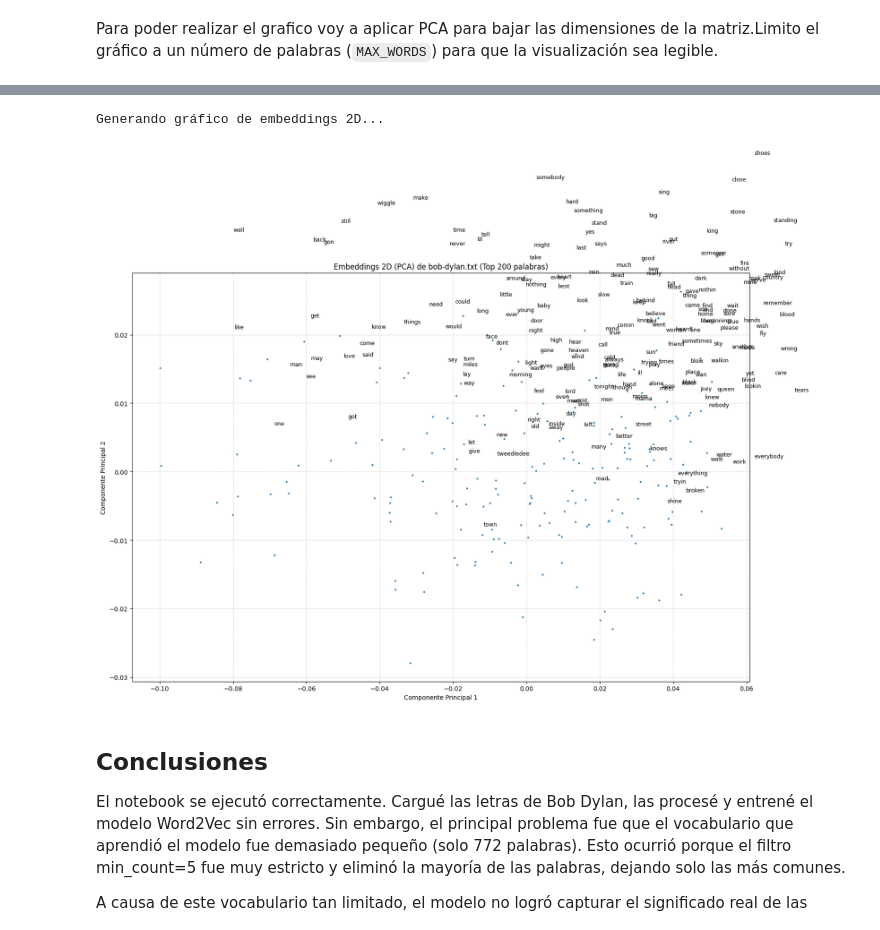
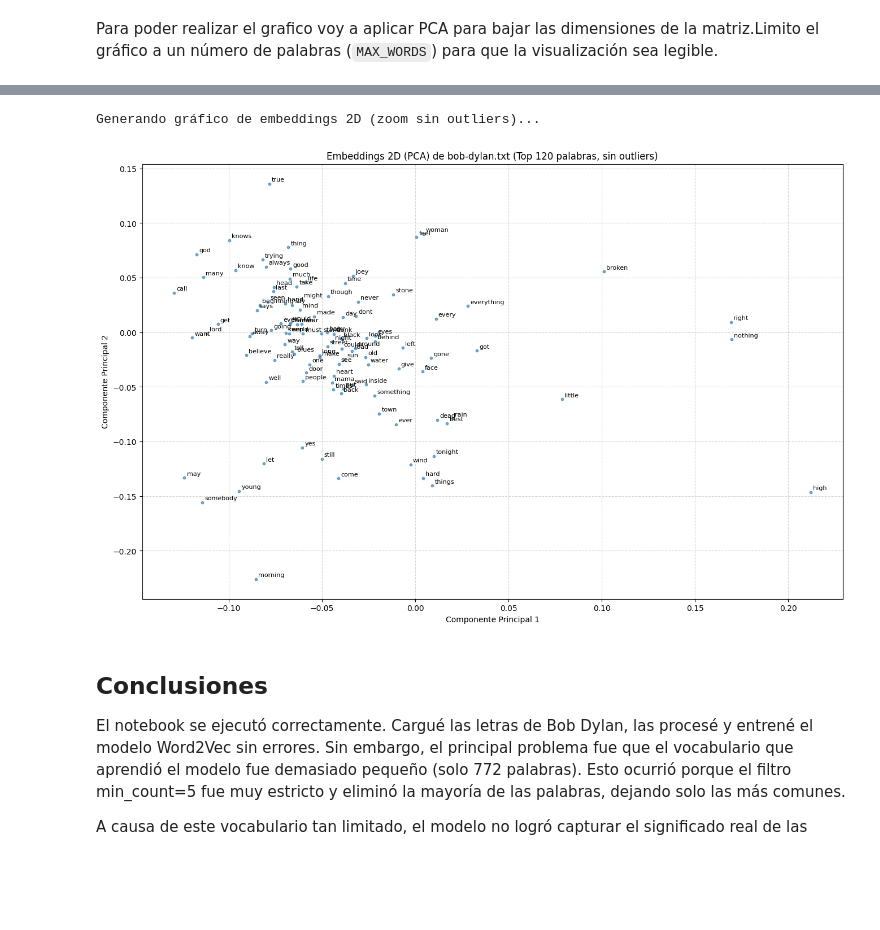
Before and after one commit to nicodacruz/procesamiento_lenguaje_natural, a Jupyter notebook: clase_2/ejercicios/Desafio_2_Rodrigues_da_Cruz.ipynb, the cells around one changed output, grey strips where cells are left out. Saved outputs shown, nothing was run; the diff lists cells and outputs as text; code cells hidden in the pictures; blank space fills up the shorter version.

```diff
--- a/clase_2/ejercicios/Desafio_2_Rodrigues_da_Cruz.ipynb
+++ b/clase_2/ejercicios/Desafio_2_Rodrigues_da_Cruz.ipynb
@@ -139,16 +185,17 @@ cores = multiprocessing.cpu_count()
 
 w2v_model = Word2Vec(
     sentences=corpus,
-    vector_size=100,
-    window=5,
-    min_count=5,
-    workers=cores - 1
+    vector_size=VECTOR_SIZE,
+    window=WINDOW,
+    min_count=MIN_COUNT,
+    workers=cores - 1,
+    epochs=EPOCHS
 )
 
 print("Modelo entrenado.")
 
 vocab = list(w2v_model.wv.index_to_key)
-print(f"Tamaño del vocabulario (palabras con min_count >= 5): {len(vocab)}")
+print(f"Tamaño del vocabulario (palabras con min_count >= {MIN_COUNT}): {len(vocab)}")
 # %% [output]
 Entrenando modelo Word2Vec...
 Modelo entrenado.
@@ -204,7 +251,7 @@ En ['road', 'wind', 'highway', 'sky'], la palabra que no encaja es: highway
 # %% [markdown]
 Para poder realizar el grafico voy a aplicar PCA para bajar las dimensiones de la matriz.Limito el gráfico a un número de palabras (`MAX_WORDS`) para que la visualización sea legible.
 # %%
-MAX_WORDS = 200
+MAX_WORDS = 120
 
 palabras_a_graficar = vocab[:MAX_WORDS]
 vectores_a_graficar = w2v_model.wv[palabras_a_graficar]
@@ -214,14 +261,13 @@ vectores_2d = pca.fit_transform(vectores_a_graficar)
 
 df_plot = pd.DataFrame(
     {
-        'pca1': vectores_2d[:, 0],
-        'pca2': vectores_2d[:, 1],
-        'palabra': palabras_a_graficar
+        "pca1": vectores_2d[:, 0],
+        "pca2": vectores_2d[:, 1],
+        "palabra": palabras_a_graficar,
     }
 )
 
 print("Reducción de dimensionalidad completada.")
-print("DataFrame listo para graficar:")
 print(df_plot.head())
 # %% [output]
 Reducción de dimensionalidad completada.
@@ -235,25 +317,28 @@ DataFrame listo para graficar:
 # %%
-print("Generando gráfico de embeddings 2D...")
+print("Generando gráfico de embeddings 2D (zoom sin outliers)...")
 
-plt.figure(figsize=(18, 12))
-sns.scatterplot(data=df_plot, x='pca1', y='pca2', s=10)
+plt.figure(figsize=(16, 10))
 
-for i in range(df_plot.shape[0]):
-    plt.text(
-        x=df_plot.pca1[i] + 0.02,
-        y=df_plot.pca2[i] + 0.02,
-        s=df_plot.palabra[i],
-        fontdict=dict(color='black', size=9)
+plt.scatter(df_plot_zoom["pca1"], df_plot_zoom["pca2"], s=10, alpha=0.6)
+
+for _, row in df_plot_zoom.iterrows():
+    plt.annotate(
+        row["palabra"],
+        (row["pca1"], row["pca2"]),
+        textcoords="offset points",
+        xytext=(3, 3),
+        ha="left",
+        fontsize=8
     )
 
-plt.title(f'Embeddings 2D (PCA) de {ARTISTA_ELEGIDO} (Top {MAX_WORDS} palabras)')
-plt.xlabel('Componente Principal 1')
-plt.ylabel('Componente Principal 2')
-plt.grid(True, linestyle='--', alpha=0.5)
+plt.title(f'Embeddings 2D (PCA) de {ARTISTA_ELEGIDO} (Top {MAX_WORDS} palabras, sin outliers)')
+plt.xlabel("Componente Principal 1")
+plt.ylabel("Componente Principal 2")
+plt.grid(True, linestyle="--", alpha=0.5)
 plt.show()
 # %% [output]
-Generando gráfico de embeddings 2D...
+Generando gráfico de embeddings 2D (zoom sin outliers)...
-[figure, old version]
+[figure, new version]
 # %% [markdown]
 ## Conclusiones
 
```
Also changed, not shown: parts of 8 cells of this notebook.
